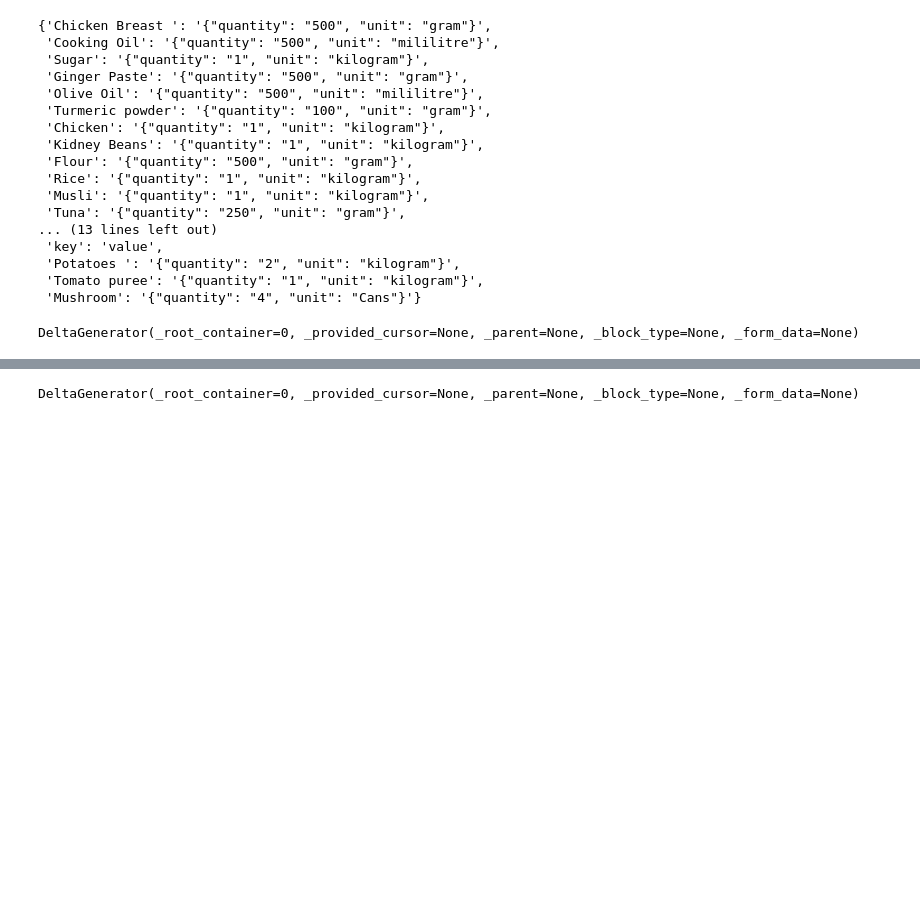
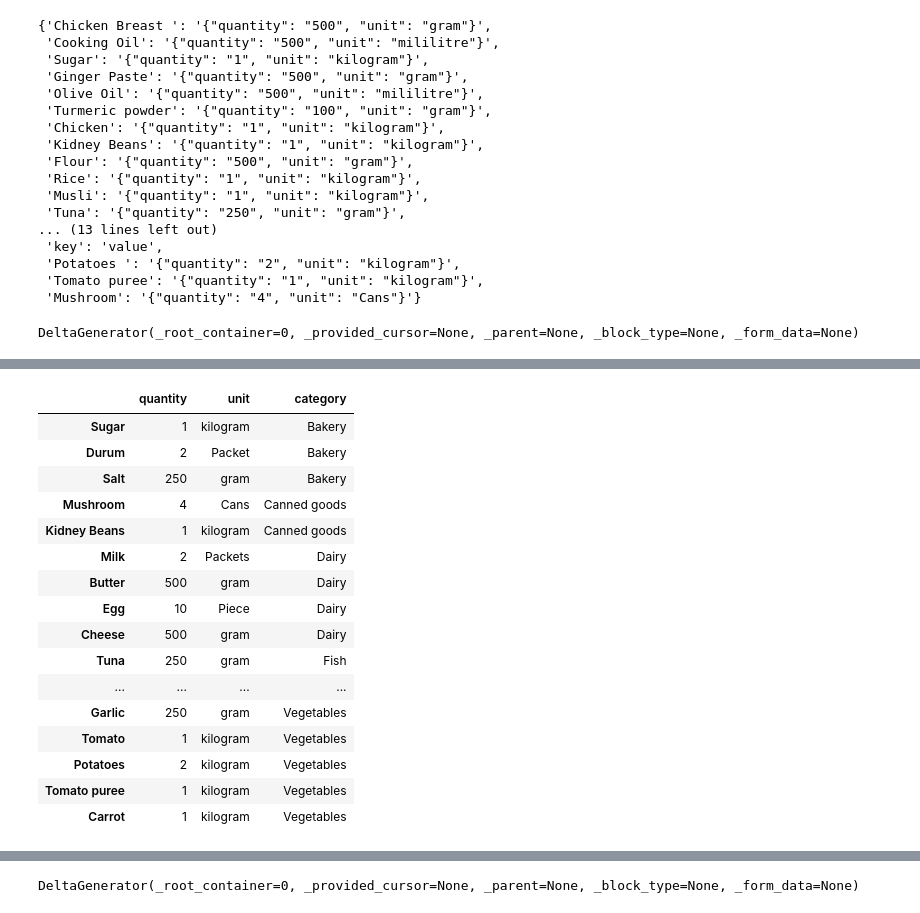
Before and after one commit to jistiak/aika, a Jupyter notebook: pages/Whats_in_my_kitchen.ipynb, the cells around one changed output, grey strips where cells are left out. Cells and saved outputs as stored; diff of their text form; code cells hidden in the pictures; blank space fills up the shorter version.

```diff
--- a/pages/Whats_in_my_kitchen.ipynb
+++ b/pages/Whats_in_my_kitchen.ipynb
@@ -101,3 +157,23 @@ DeltaGenerator(_root_container=0, _provided_cursor=None, _parent=None, _block_ty
+# %%
+sort_catagory(df)
+# %% [output]
+|  | quantity | unit | category |
+| Sugar | 1 | kilogram | Bakery |
+| Durum | 2 | Packet | Bakery |
+| Salt | 250 | gram | Bakery |
+| Mushroom | 4 | Cans | Canned goods |
+| Kidney Beans | 1 | kilogram | Canned goods |
+| Milk | 2 | Packets | Dairy |
+| Butter | 500 | gram | Dairy |
+| Egg | 10 | Piece | Dairy |
+| Cheese | 500 | gram | Dairy |
+| Tuna | 250 | gram | Fish |
+| ... | ... | ... | ... |
+| Garlic | 250 | gram | Vegetables |
+| Tomato | 1 | kilogram | Vegetables |
+| Potatoes | 2 | kilogram | Vegetables |
+| Tomato puree | 1 | kilogram | Vegetables |
+| Carrot | 1 | kilogram | Vegetables |
 # %%
 def unit_conversion(dataFrame):
 
```
Also changed, not shown: parts of 11 cells of this notebook.
